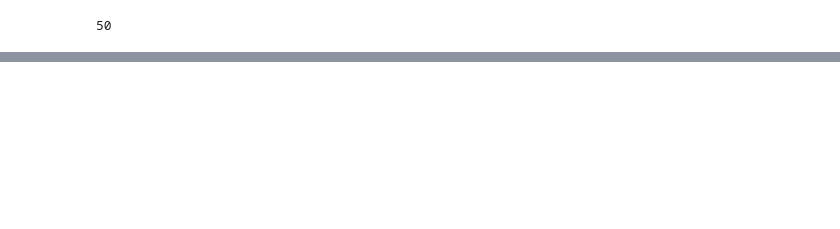
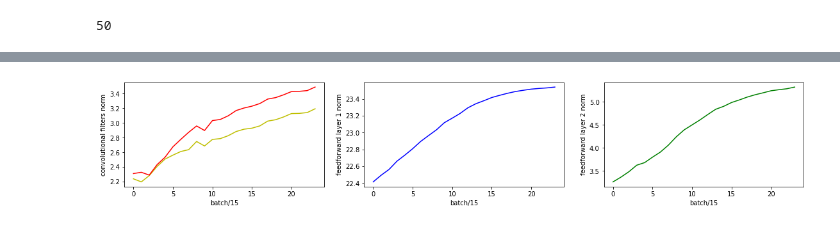
Before and after one commit to llamprou/NeuralNetwork, a Jupyter notebook: Convolutional.ipynb, the cells around one changed output, grey strips where cells are left out. Saved outputs shown, nothing was run; the diff lists cells and outputs as text; code cells hidden in the pictures; blank space fills up the shorter version.

```diff
--- a/Convolutional.ipynb
+++ b/Convolutional.ipynb
@@ -182,0 +206,25 @@ Epoch: 7 | time: 4.91 -- test loss = 1.06 -- accuracy = 0.55
+# %%
+conv0norm = list(map(lambda x : x.view(-1).pow(2).sum().sqrt().to("cpu"), records2.parameters['convlayers.0.filter.weight']))
+conv1norm = list(map(lambda x : x.view(-1).pow(2).sum().sqrt().to("cpu"), records2.parameters['convlayers.1.filter.weight']))
+linear0norm = list(map(lambda x : x.view(-1).pow(2).sum().sqrt().to("cpu"), records2.parameters['linearlayers.0.weight']))
+linear1norm = list(map(lambda x : x.view(-1).pow(2).sum().sqrt().to("cpu"), records2.parameters['linearlayers.1.weight']))
+# %%
+plt.figure(figsize=(19,3))
+plt.subplot(1,3,1)
+plt.plot(conv0norm, "y-", conv1norm, "r-")
+plt.xlabel("batch/15")
+plt.ylabel("convolutional filters norm")
+
+plt.subplot(1,3,2)
+plt.plot(linear0norm, "b-")
+plt.xlabel("batch/15")
+plt.ylabel("feedforward layer 1 norm")
+
+
+plt.subplot(1,3,3)
+plt.plot(linear1norm, "g-")
+plt.xlabel("batch/15")
+plt.ylabel("feedforward layer 2 norm")
+plt.show()
+# %% [output]
+[figure, added]
```
Also changed, not shown: parts of 15 cells of this notebook.
